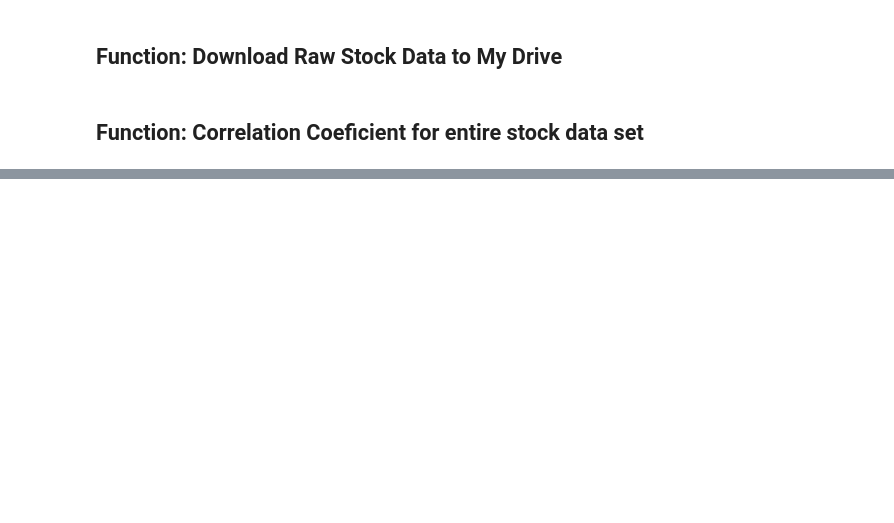
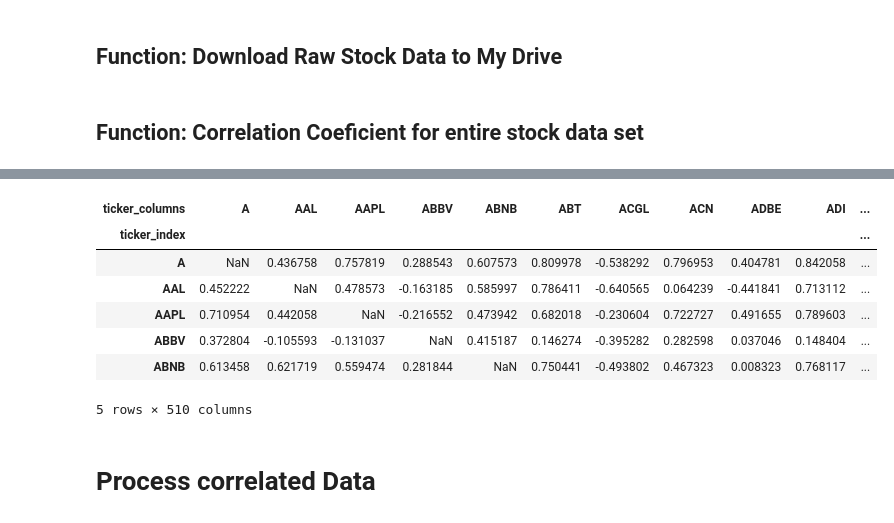
Before and after one commit to Risskr/Stock-App, a Jupyter notebook: StocksApp.ipynb, the cells around one changed output, grey strips where cells are left out. Saved outputs shown, nothing was run; the diff lists cells and outputs as text; code cells hidden in the pictures; blank space fills up the shorter version.

```diff
--- a/StocksApp.ipynb
+++ b/StocksApp.ipynb
@@ -1477,0 +186,13 @@ Please manually comment out the content of the following code cells as their log
+# %%
+sixMonth_correlation_data.head()
+# %% [output]
+| ticker_columns | A | AAL | AAPL | ABBV | ABNB | ABT | ACGL | ACN | ADBE | ADI | ... |
+| ticker_index |  |  |  |  |  |  |  |  |  |  | ... |
+| A | NaN | 0.436758 | 0.757819 | 0.288543 | 0.607573 | 0.809978 | -0.538292 | 0.796953 | 0.404781 | 0.842058 | ... |
+| AAL | 0.452222 | NaN | 0.478573 | -0.163185 | 0.585997 | 0.786411 | -0.640565 | 0.064239 | -0.441841 | 0.713112 | ... |
+| AAPL | 0.710954 | 0.442058 | NaN | -0.216552 | 0.473942 | 0.682018 | -0.230604 | 0.722727 | 0.491655 | 0.789603 | ... |
+| ABBV | 0.372804 | -0.105593 | -0.131037 | NaN | 0.415187 | 0.146274 | -0.395282 | 0.282598 | 0.037046 | 0.148404 | ... |
+| ABNB | 0.613458 | 0.621719 | 0.559474 | 0.281844 | NaN | 0.750441 | -0.493802 | 0.467323 | 0.008323 | 0.768117 | ... |
+5 rows × 510 columns
+# %% [markdown]
+# Process correlated Data
```
Also changed, not shown: parts of 63 cells of this notebook.
